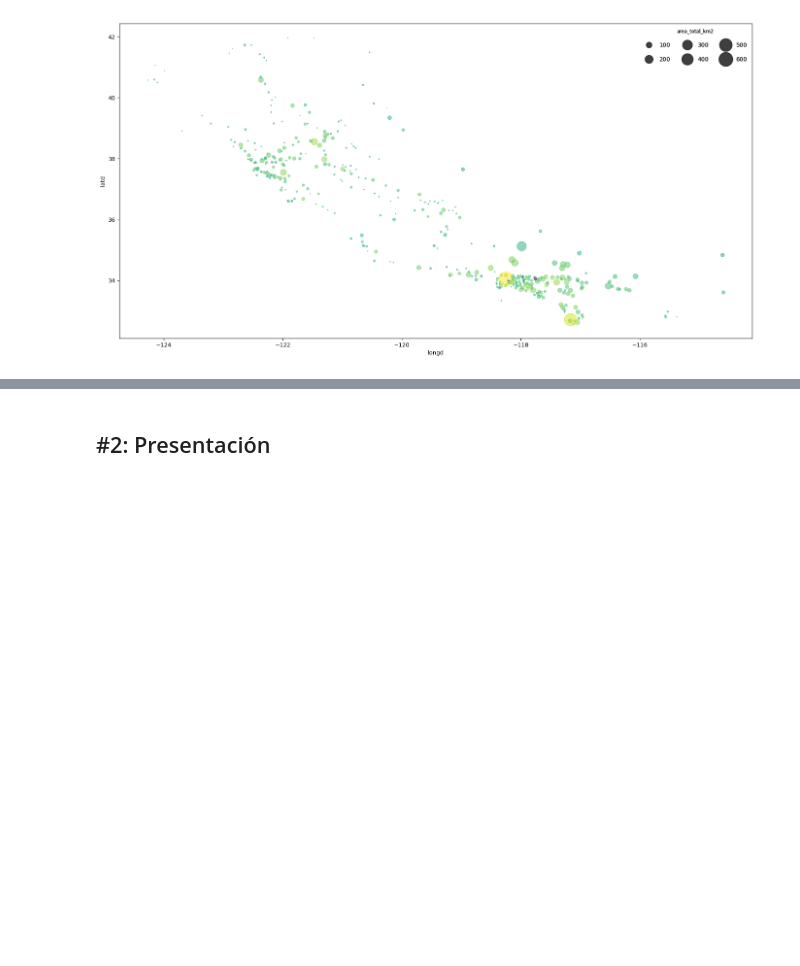
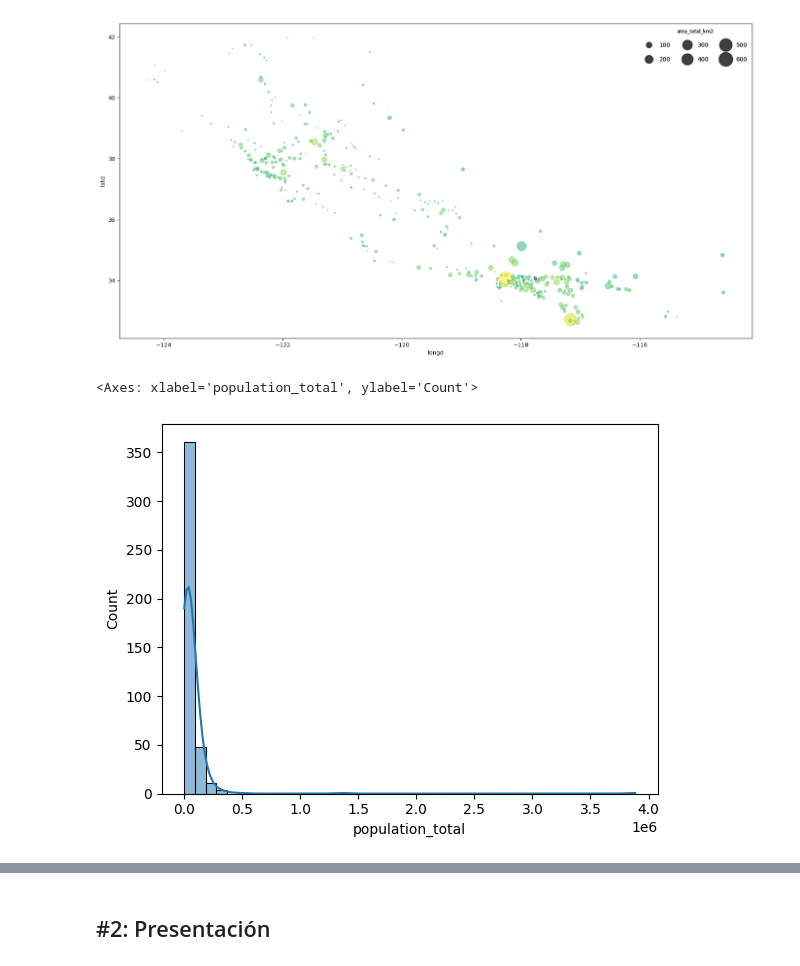
Before and after one commit to eleacos/DS-Online-Elena-Acosta, a Jupyter notebook: 03_Data_Analysis/Sprint_08/Unidad_02_Visualizacion_Avanzada_Seaborn/03_Practica_Obligatoria/18_Practica_Obligatoria_Visualizacion_Avanzada.ipynb, the cells around one changed output, grey strips where cells are left out. Drawn from its saved outputs; the diff is of its cells as text; code cells hidden in the pictures; blank space fills up the shorter version.

```diff
--- a/03_Data_Analysis/Sprint_08/Unidad_02_Visualizacion_Avanzada_Seaborn/03_Practica_Obligatoria/18_Practica_Obligatoria_Visualizacion_Avanzada.ipynb
+++ b/03_Data_Analysis/Sprint_08/Unidad_02_Visualizacion_Avanzada_Seaborn/03_Practica_Obligatoria/18_Practica_Obligatoria_Visualizacion_Avanzada.ipynb
@@ -118,3 +148,8 @@ Pinta el diagrama de dispersión de longitud y latitud (longitud en las x, latit
 Un ejemplo de como podría salir para que lo tengas de referencia: (olvidate de la leyenda, auque si quieres como extra puedes intentar ver cómo crearla así)
 # %% [markdown]
 ![image.png](attachment:image.png)
+# %%
+sns.histplot(df["population_total"], kde=True)
+# %% [output]
+<Axes: xlabel='population_total', ylabel='Count'>
+[figure, added]
```
Also changed, not shown: parts of 35 cells of this notebook.
